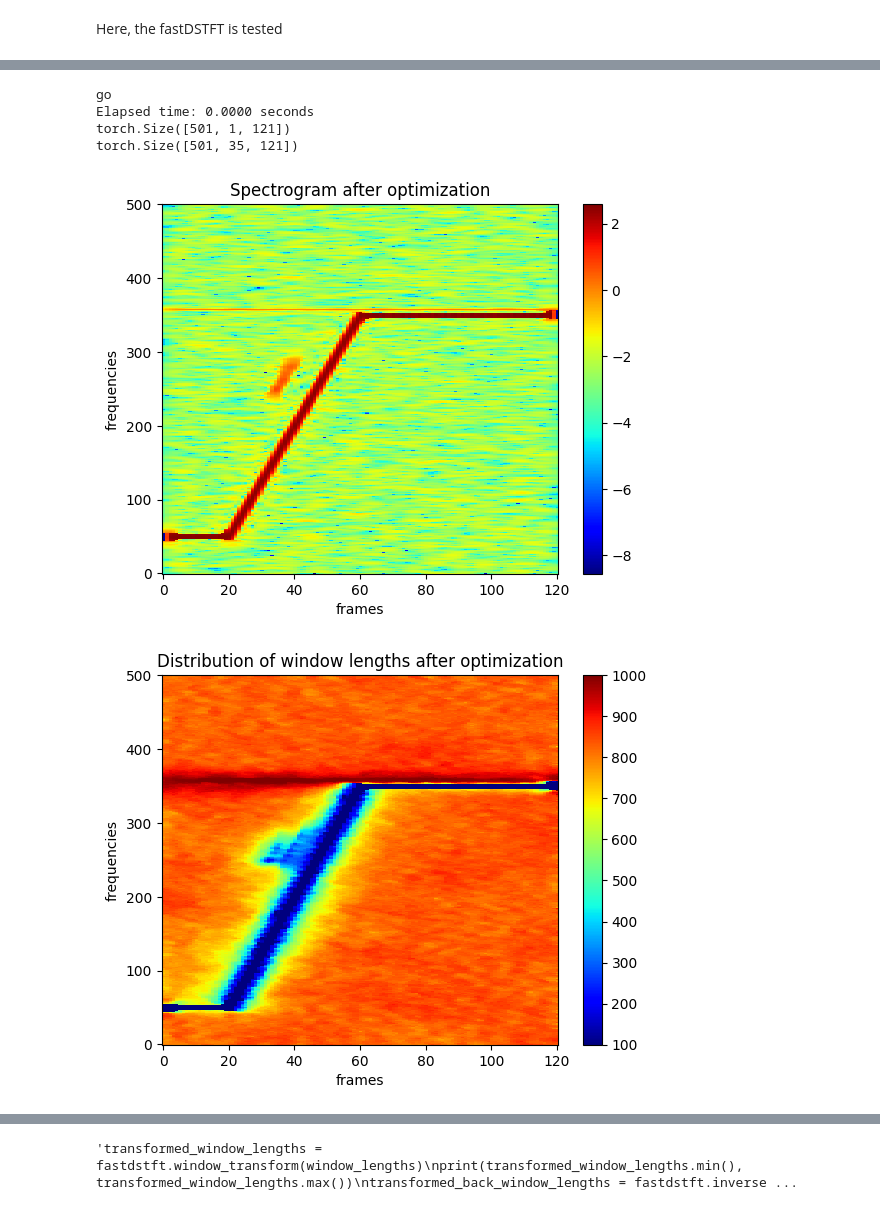
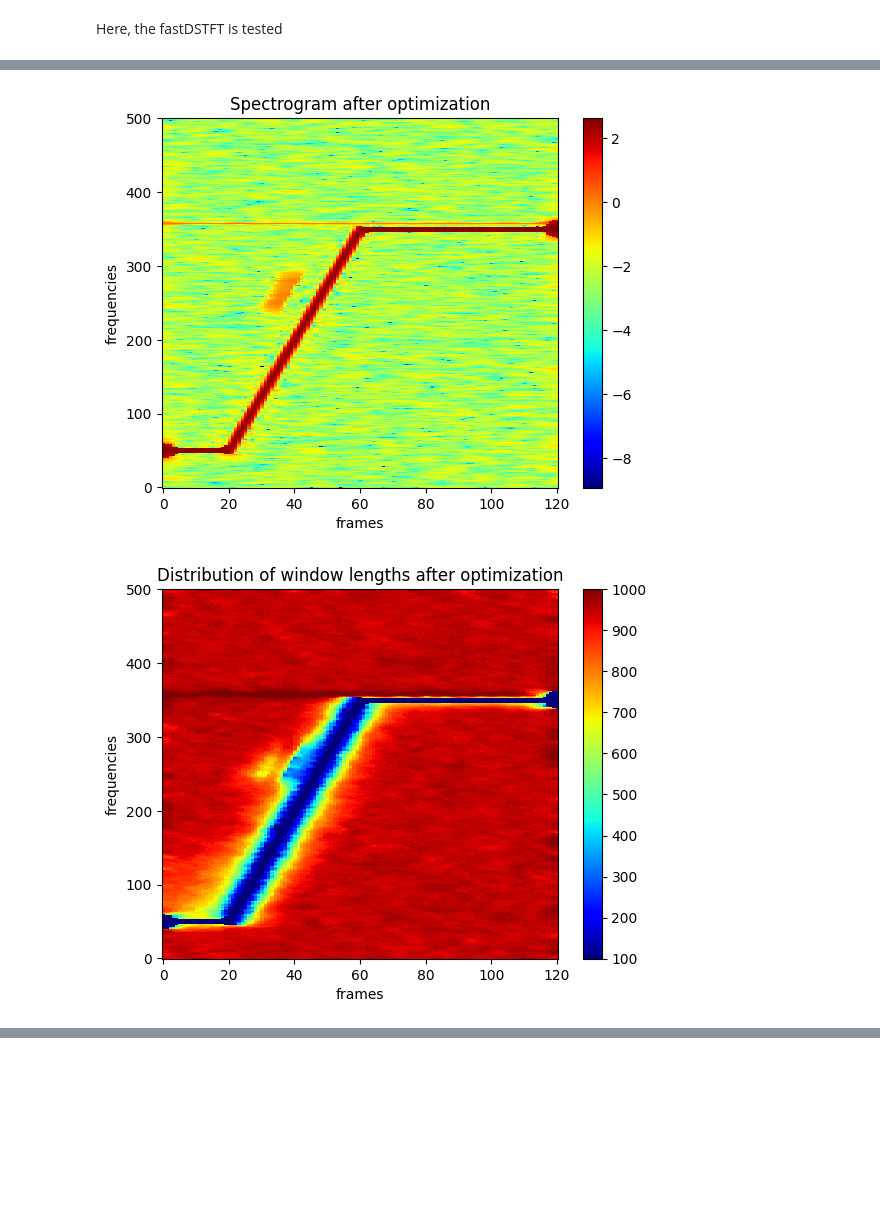
Before and after one commit to SpoketKasper/projekt-fmsn35, a Jupyter notebook: dstft/notebooks/fastDSTFT.ipynb, the cells around one changed output, grey strips where cells are left out. Saved outputs shown, nothing was run; the diff lists cells and outputs as text; code cells hidden in the pictures; blank space fills up the shorter version.

```diff
--- a/dstft/notebooks/fastDSTFT.ipynb
+++ b/dstft/notebooks/fastDSTFT.ipynb
@@ -61,9 +61,9 @@ Here, the fastDSTFT is tested
 # %%
 from dstft import fastDSTFT
 # %%
-batch_size = 32
+batch_size = 64
 x = x_sample.repeat(batch_size, 1).to(device)
-#x = torch.randn(1, 6025, device=device)
+#x = torch.randn(1, 6049, device=device)
 fastdstft = fastDSTFT(device=device, #device=device, x_sample=x,
                     support=1_000,
                     stride=50,
@@ -88,5 +89,4 @@ torch.Size([501, 35, 121])
 # %%
-
 initial_lr = 100.0  # 0.01, 10.0, 100.0
 params = [{'params': fastdstft.parameters(),'lr': initial_lr}]
 opt = torch.optim.Adam(params)
@@ -117,7 +117,7 @@ def get_cpu_mem():
 #import gc
 #gc.enable()
 #gc.disable()
-for epoch in range(50):  # 1_000
+for epoch in range(1_000):  # 1_000
     #opt.zero_grad()
     for param in fastdstft.parameters():
         param.grad = None
@@ -204,6 +189,2 @@ Time for 10000 passes: 0h 13m 46.44s
-go
-Elapsed time: 0.0000 seconds
-torch.Size([501, 1, 121])
-torch.Size([501, 35, 121])
-[figure, old version]
+[figure, new version]
-[figure, old version]
+[figure, new version]
@@ -212,4 +194,3 @@ finished on epoch 30 with (unregularized) loss 8.97132396697998
-'transformed_window_lengths = fastdstft.window_transform(window_lengths)\nprint(transformed_window_lengths.min(), transformed_window_lengths.max())\ntransformed_back_window_lengths = fastdstft.inverse ...
 # %%
 adstftdevice = "cpu"  # does not work on gpu
 from dstft import ADSTFT
```
Also changed, not shown: parts of 2 cells of this notebook, 2 other files.
